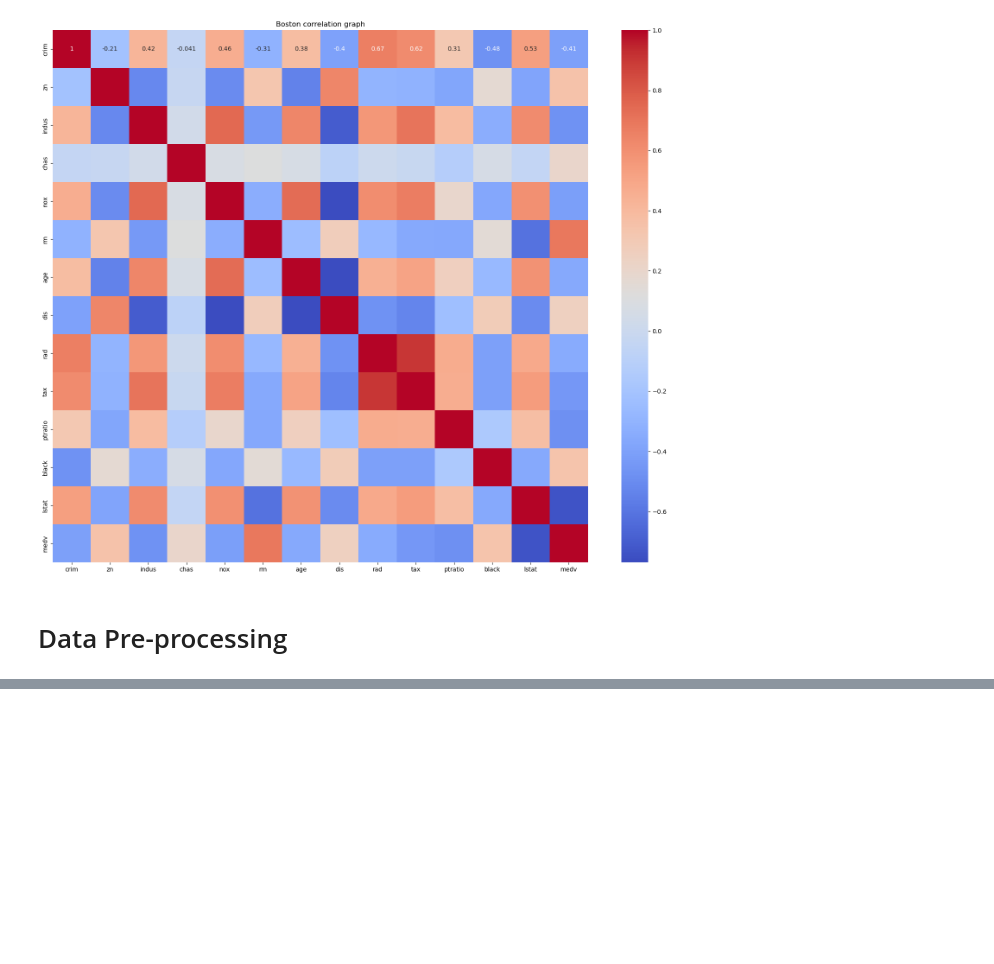
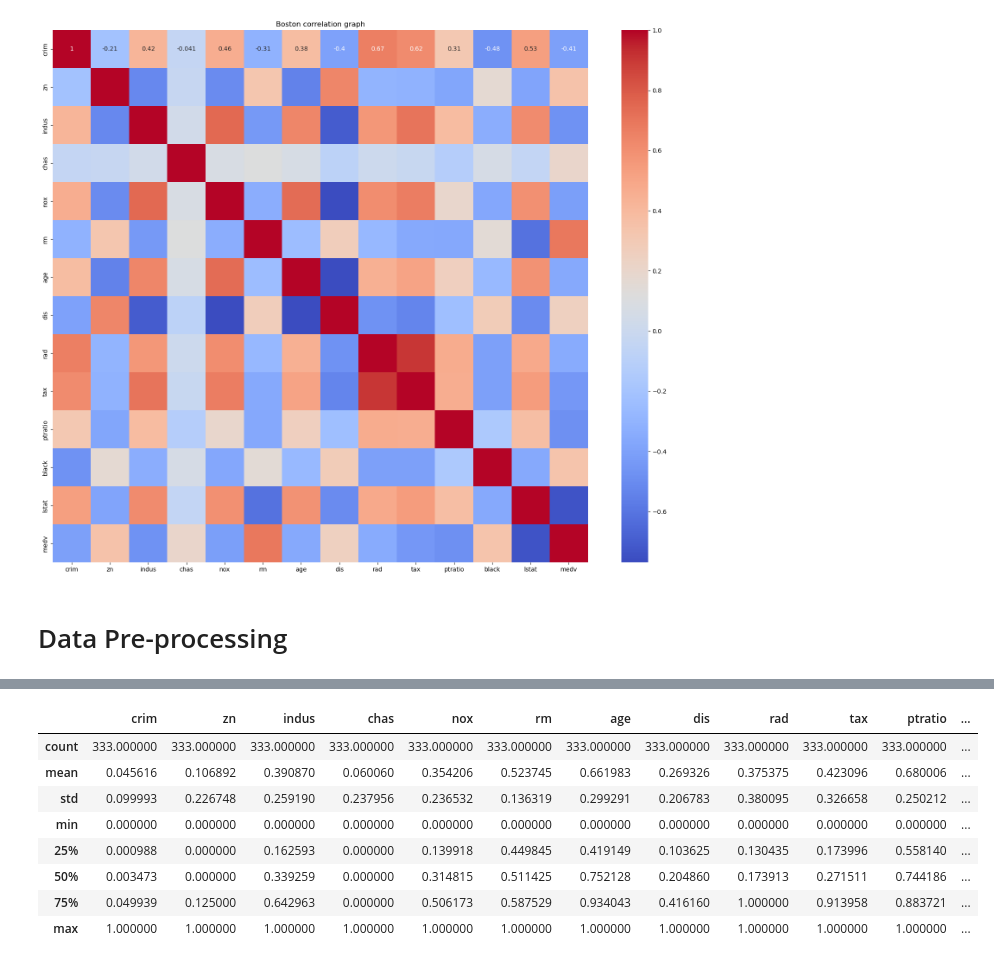
Before and after one commit to Josephus67/ML_BASICS, a Jupyter notebook: 311_lab3/brymo.ipynb, the cells around one changed output, grey strips where cells are left out. Drawn from its saved outputs; the diff is of its cells as text; code cells hidden in the pictures; blank space fills up the shorter version.

```diff
--- a/311_lab3/brymo.ipynb
+++ b/311_lab3/brymo.ipynb
@@ -160,0 +162,12 @@ df
+# %%
+df.describe()
+# %% [output]
+|  | crim | zn | indus | chas | nox | rm | age | dis | rad | tax | ptratio | ... |
+| count | 333.000000 | 333.000000 | 333.000000 | 333.000000 | 333.000000 | 333.000000 | 333.000000 | 333.000000 | 333.000000 | 333.000000 | 333.000000 | ... |
+| mean | 0.045616 | 0.106892 | 0.390870 | 0.060060 | 0.354206 | 0.523745 | 0.661983 | 0.269326 | 0.375375 | 0.423096 | 0.680006 | ... |
+| std | 0.099993 | 0.226748 | 0.259190 | 0.237956 | 0.236532 | 0.136319 | 0.299291 | 0.206783 | 0.380095 | 0.326658 | 0.250212 | ... |
+| min | 0.000000 | 0.000000 | 0.000000 | 0.000000 | 0.000000 | 0.000000 | 0.000000 | 0.000000 | 0.000000 | 0.000000 | 0.000000 | ... |
+| 25% | 0.000988 | 0.000000 | 0.162593 | 0.000000 | 0.139918 | 0.449845 | 0.419149 | 0.103625 | 0.130435 | 0.173996 | 0.558140 | ... |
+| 50% | 0.003473 | 0.000000 | 0.339259 | 0.000000 | 0.314815 | 0.511425 | 0.752128 | 0.204860 | 0.173913 | 0.271511 | 0.744186 | ... |
+| 75% | 0.049939 | 0.125000 | 0.642963 | 0.000000 | 0.506173 | 0.587529 | 0.934043 | 0.416160 | 1.000000 | 0.913958 | 0.883721 | ... |
+| max | 1.000000 | 1.000000 | 1.000000 | 1.000000 | 1.000000 | 1.000000 | 1.000000 | 1.000000 | 1.000000 | 1.000000 | 1.000000 | ... |
```
Also changed, not shown: parts of 8 cells of this notebook.
